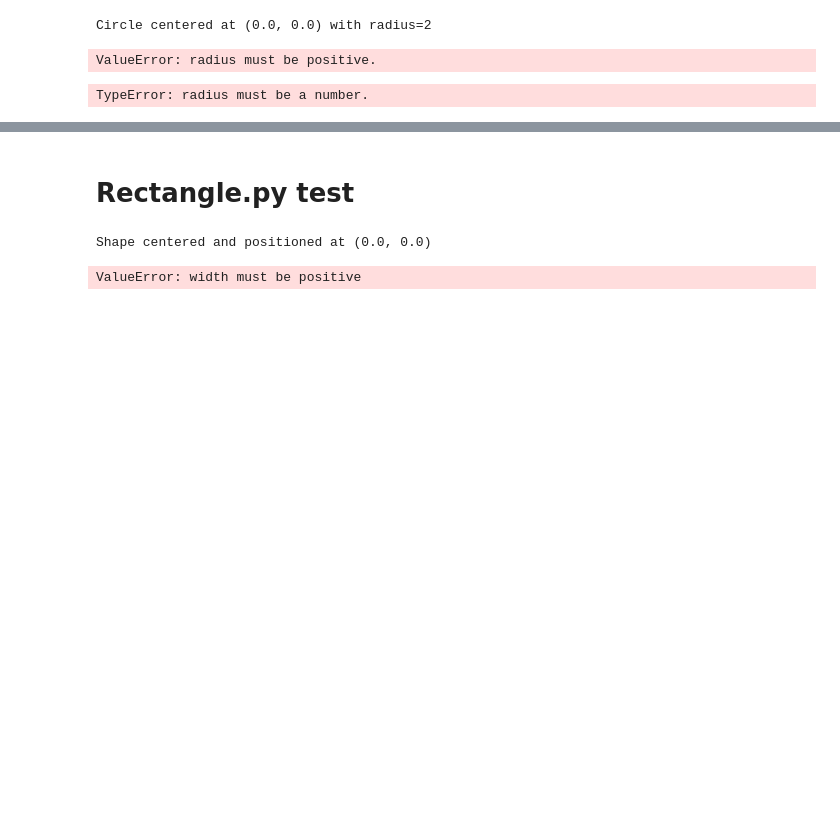
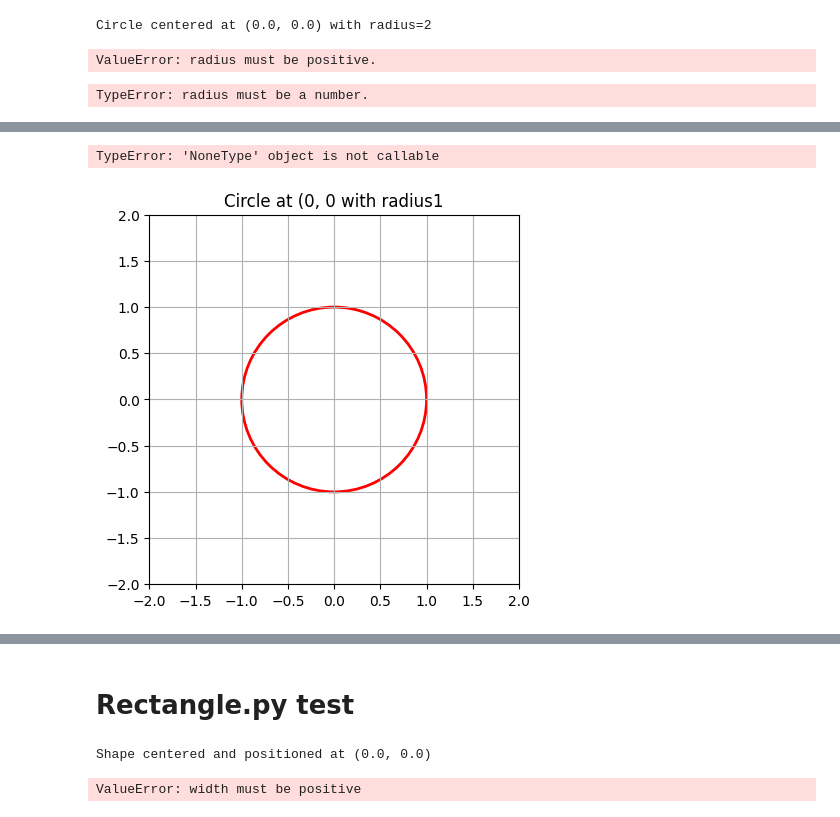
Before and after one commit to densen1995/dennis_lab2_de25, a Jupyter notebook: manual_test.ipynb, the cells around one changed output, grey strips where cells are left out. Drawn from its saved outputs; the diff is of its cells as text; code cells hidden in the pictures; blank space fills up the shorter version.

```diff
--- a/manual_test.ipynb
+++ b/manual_test.ipynb
@@ -18,0 +87,6 @@ c1.radius=4
+# %%
+circle3= Circle(x=0, y=0, radius=1)
+circle3.draw(color="red")
+# %% [output]
+TypeError: 'NoneType' object is not callable
+[figure, added]
```
Also changed, not shown: parts of 18 cells of this notebook, 3 other files.
